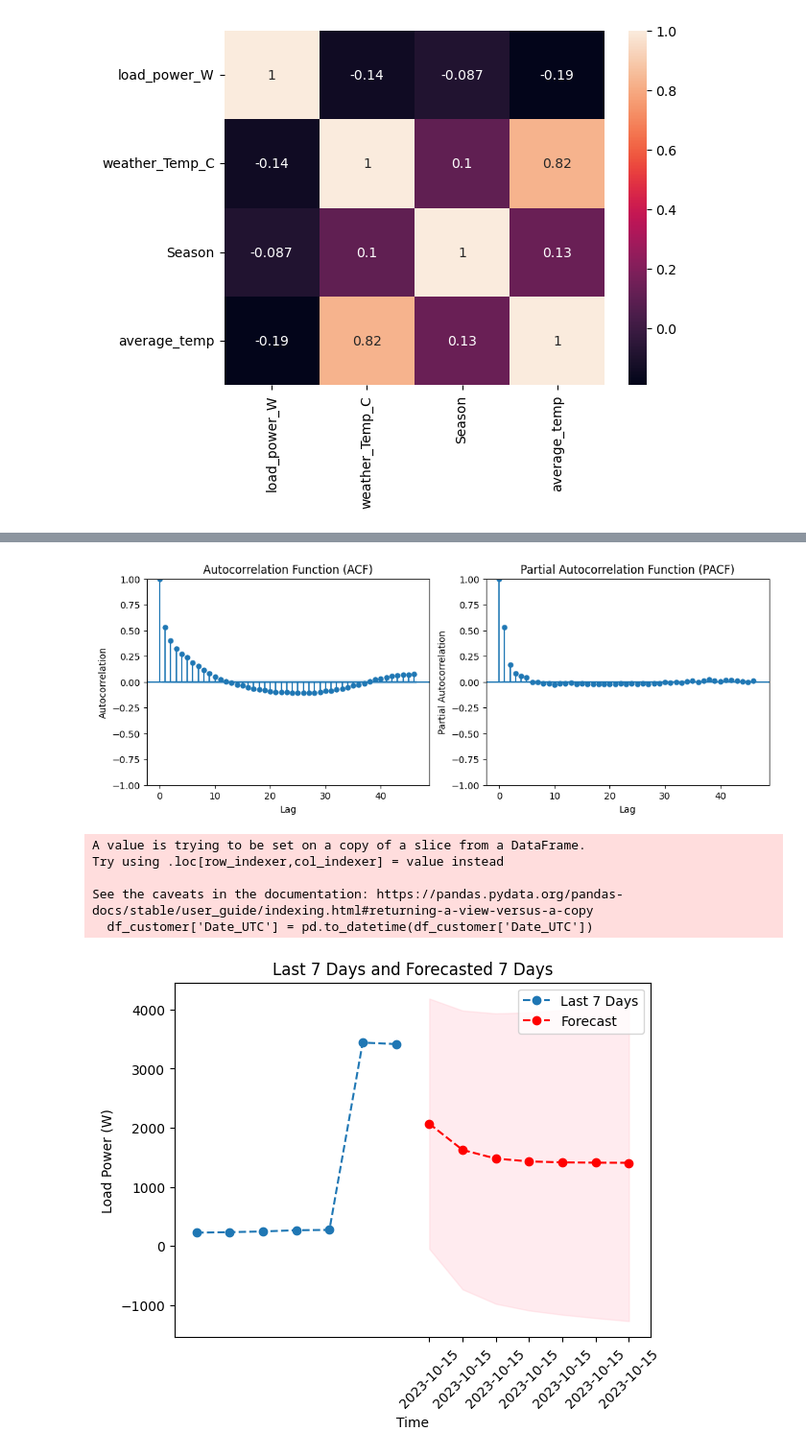
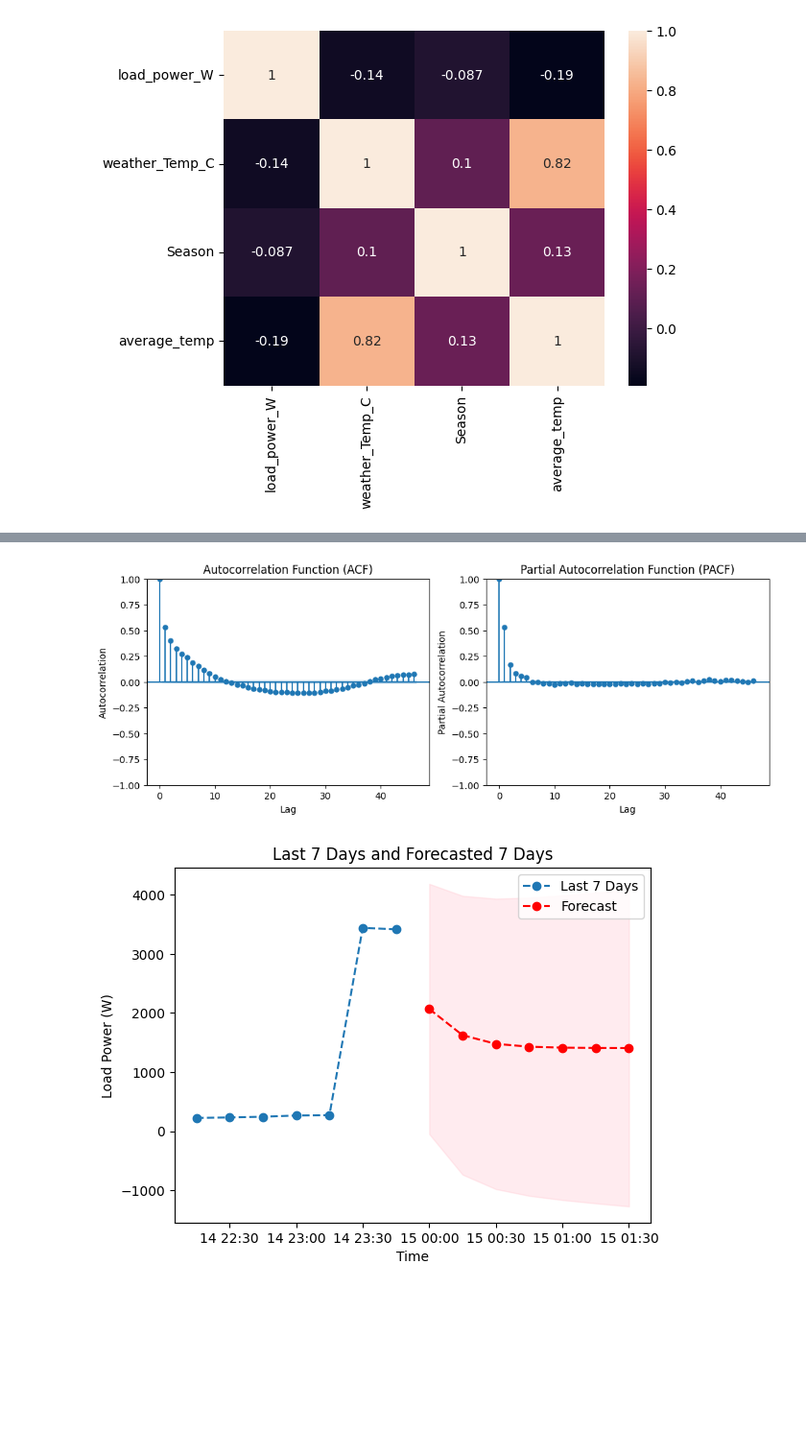
Before and after one commit to jhaworth21/HackSheffield8, a Jupyter notebook: main/notebook.ipynb, the cells around one changed output, grey strips where cells are left out. Shown at 96% size. Cells and saved outputs as stored; diff of their text form; code cells hidden in the pictures; blank space fills up the shorter version.

Commit message:
Pushing the better version of the prediction models

```diff
--- a/main/notebook.ipynb
+++ b/main/notebook.ipynb
@@ -22,25 +23,6 @@ df = df[df['load_power_W'] != 0.0]
 # %%
 # Convert date column from str to datetime
 df['Date_UTC'] = pd.to_datetime(df['Date_UTC'])
-# %%
-def delete_rows_before_midnight(customer_id):
-    # chosen_id = (df['customerID'] == customer_id)
-    # timestamps = df.loc[chosen_id, 'Date_NZDT']
-    # first_midnight_occurrence = timestamps[timestamps.dt.time == pd.Timestamp('00:00:00').time()].head(1)
-    # df['customerID'] = df['customerID'][first_midnight_occurrence:]
-
-    #Duplicates the df columns for removing every row before midnight
-    result_df = pd.DataFrame(columns=df.columns)
-    for customer_id, group in df.groupby('customerID'):
-        midnight_index = group[group['Date_UTC'].dt.time == pd.Timestamp('00:00:00').time()].index.min()
-        result_df = pd.concat([result_df, group.loc[midnight_index:]])
-
-    return result_df
-# Delete rows before the first midnight occurrence for each customer
-df_filtered = delete_rows_before_midnight(df)
-
-# Update the original DataFrame 'df' with the modified 'df_filtered'
-df = df_filtered.copy()
 # %%
 df['Date_NZDT'] = df['Date_UTC'] + pd.Timedelta(hours=13)
 df.insert(2, 'Date_NZDT', df.pop('Date_NZDT'))
@@ -182,16 +378,5 @@ print(type(df['Date_UTC'][0]))
 # %%
-##CHECKING IF DATA IS STATIONARY USING ADF TEST
-# Assuming 'df' is your DataFrame with the time series data
-# def stationary_check_power(column_header):
-#     # Perform Augmented Dickey-Fuller test
-#     result = adfuller(column_header)
-
-#     # Check for stationarity based on the p-value
-#     if result[1] > 0.05:
-#         df = df.diff().dropna()
-
-# stationary_check_power(df['load_power_W'])
-
+##SECOND PREDICTION MODEL
 
 df_customer = df[df['customerID'] == 173]
 result = adfuller(df_customer['load_power_W'])
@@ -216,53 +401,44 @@ ax[1].set_title('Partial Autocorrelation Function (PACF)')
 
 plt.show()
 
-df_customer['Date_UTC'] = pd.to_datetime(df_customer['Date_UTC'])
+df_customer.loc[:, 'Date_UTC'] = pd.to_datetime(df_customer['Date_UTC'])
+
+# Reset the index
+df_customer.reset_index(drop=True, inplace=True)
+
 #Fit ARIMA model:
 p, d, q = 1, 1, 1  # Example values
 model = ARIMA(df_customer['load_power_W'], order=(p, d, q))
 results = model.fit()
 
 #Make Predictions:
 #Steps is in days
 forecast = results.get_forecast(steps=7)
 
-# plt.plot(df_customer['Date_UTC'].tail(7), df_customer['load_power_W'].tail(7), label='Last 7 Days', linestyle='--', marker='o')
-# plt.plot(pd.date_range(df_customer['Date_UTC'].max(), periods=7 + 1, freq='15T')[1:], forecast.predicted_mean, label='Forecast', color='red', linestyle='--', marker='o')
-
-# # Access the index of the original time series data
-# last_date = df_customer['Date_UTC'].max()
-# index_for_forecast = pd.date_range(start=last_date, periods= 7, freq='15T')
-# # Use the modified index to fill between the confidence intervals
-# plt.fill_between(index_for_forecast, forecast.conf_int().iloc[:, 0], forecast.conf_int().iloc[:, 1], color='pink', alpha=0.3)
-# # Set the x-axis ticks to match the dates
-# plt.xticks(index_for_forecast, rotation=45)
-
-
 # Visualize the last 7 days of the original series and the forecasted 7 days.
 last_7_days = df_customer['Date_UTC'].tail(7)
 plt.plot(last_7_days, df_customer['load_power_W'].tail(7), label='Last 7 Days', linestyle='--', marker='o')
+
+# Use the modified index to fill between the confidence intervals
 forecast_dates = pd.date_range(last_7_days.max(), periods=7 + 1, freq='15T')[1:]
 plt.plot(forecast_dates, forecast.predicted_mean, label='Forecast', color='red', linestyle='--', marker='o')
 
 # Use the modified index to fill between the confidence intervals
 plt.fill_between(forecast_dates, forecast.conf_int().iloc[:, 0], forecast.conf_int().iloc[:, 1], color='pink', alpha=0.3)
 
 # Set the x-axis ticks to match the dates
-plt.xticks(forecast_dates, rotation=45)
+# plt.xticks(forecast_dates, rotation=45)
+all_dates = pd.concat([last_7_days, forecast_dates.to_series()])
+plt.gca().xaxis.set_major_formatter(mdates.DateFormatter('%d %H:%M'))
 
 
 # Label the axes
 plt.xlabel('Time')
 plt.ylabel('Load Power (W)')
 plt.title('Last 7 Days and Forecasted 7 Days')
 
 plt.legend()
 plt.show()
 # %% [output]
 [figure]
-A value is trying to be set on a copy of a slice from a DataFrame.
-Try using .loc[row_indexer,col_indexer] = value instead
-
-See the caveats in the documentation: https://pandas.pydata.org/pandas-docs/stable/user_guide/indexing.html#returning-a-view-versus-a-copy
-  df_customer['Date_UTC'] = pd.to_datetime(df_customer['Date_UTC'])
-[figure, old version]
+[figure, new version]
```
Also changed, not shown: parts of 13 cells of this notebook, 1 other file.
